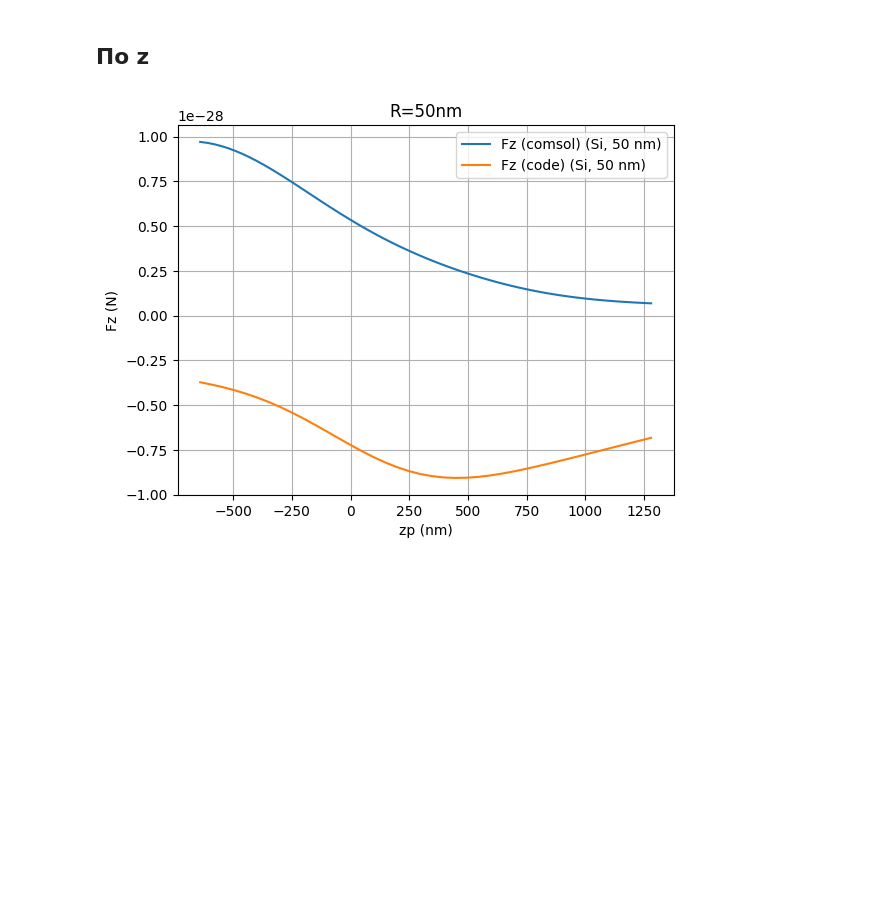
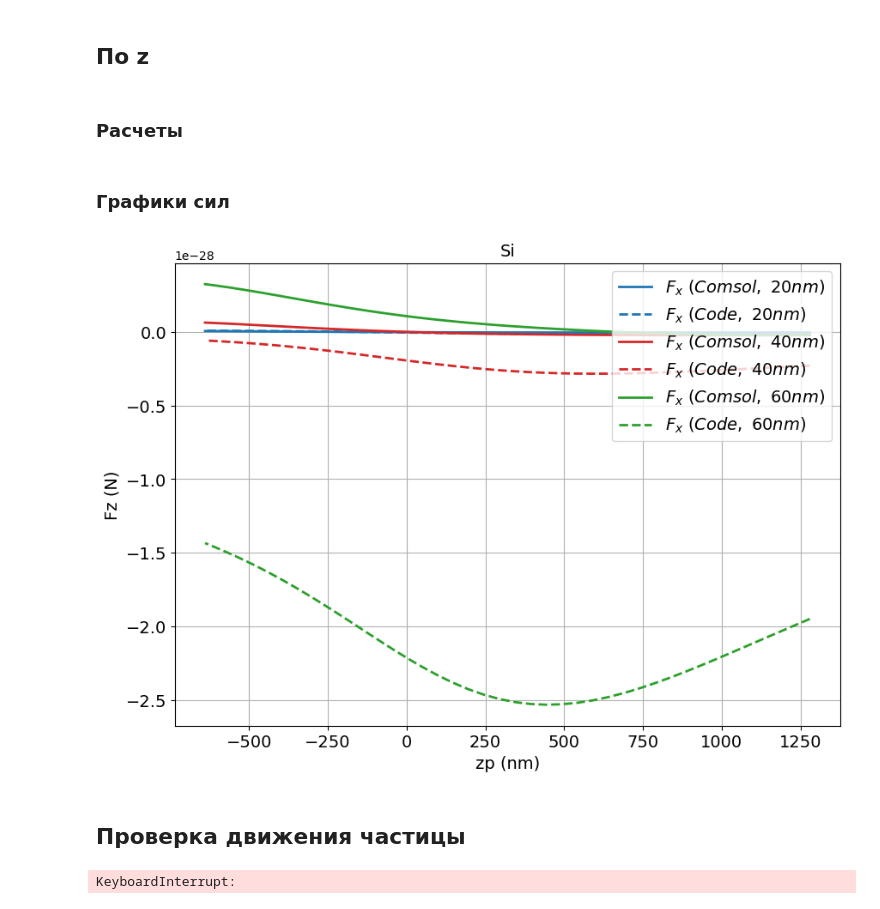
Before and after one commit to SurvivorFish/Mie_SPP_Force-CRACKED, a Jupyter notebook: compare.ipynb, the cells around one changed output. Cells and saved outputs as stored; diff of their text form; code cells hidden in the pictures; blank space fills up the shorter version.

```diff
--- a/compare.ipynb
+++ b/compare.ipynb
@@ -70,14 +96,18 @@ plt.grid()
 # %% [markdown]
 ## По z
+# %% [markdown]
+### Расчеты
 # %%
-output_filename = "force_computation_results/" + pmaterial + "_Fz_"+str(rad)+"nm.csv"
-if os.path.exists(output_filename):
+force_filename =  pmaterial + "_Fz_" + str(rad)+"nm.csv"
+scat_filename = pmaterial +"_sigma_z_" + str(rad) + "nm.csv"
+
+if os.path.exists(forcedir+force_filename):
     pass
 else:
     fmesh = np.linspace(-2*wavelen, wavelen, 40) * ureg.nanometer
     data_code, _, _ = SweepRunner(baseConfig, 'z_beam', fmesh, compute_force=True, compute_dipoles=False, compute_diagram=False).run()
 
-    with open(output_filename, 'w') as file:
+    with open(forcedir+force_filename, 'w') as file:
         file.write('f (m),Fz (N)\n')
         for j in range(len(fmesh)):
             file.write(str(fmesh[j].magnitude))
@@ -85,18 +115,49 @@ else:
             file.write(str(data_code.Fz[j].magnitude))
             file.write('\n')
 
-data_code_z = pd.read_csv(output_filename)
-data_comsol_z = parse_file("/home/uspensky/ComsolData/wl640nm_z_Si_r10-90nm_nosubs.csv")
-i = rad // 10 - 1
-
-plt.plot(-1E9*data_comsol_z[i]["f (m)"], data_comsol_z[i]["Fz (N)"], label=f"Fz (comsol) (Si, {round(data_comsol_z[i]["% r (m)"].iloc[0]*1E9)} nm)")
-plt.plot(-data_code_z['f (m)'], data_code_z['Fz (N)'], label=f'Fz (code) (Si, {rad} nm)')
-
-plt.xlabel("zp (nm)")
-plt.ylabel("Fz (N)")
-
-plt.legend()
-plt.title(f'R={rad}nm')
-plt.grid()
+    with open(scatdir+scat_filename, 'w') as file:
+        file.write('f (m),sigma (m^2)\n')
+        for j in range(len(fmesh)):
+            file.write(str(fmesh[j].magnitude))
+            file.write(',')
+            file.write(str(data_code.sigma_tot[j]))
+            file.write('\n')
-# %% [output]
-[figure, removed]
+# %% [markdown]
+### Графики сил
+# %%
+all_rads = [20, 40, 60]
+colors = ['tab:blue', 'tab:red', 'tab:green']
+
+f_comsol_z = parse_file("/home/uspensky/ComsolData/wl640nm_z_SiO2_r10-60nm_nosubs.csv")
+
+plt.figure(figsize=(10, 7))
+
+for a in all_rads:
+    f_code_z = pd.read_csv(forcedir+pmaterial+"_Fz_" + str(a) + "nm.csv")
+    i = a // 10 - 1
+    j = all_rads.index(a)
+    plt.plot(-1E9*f_comsol_z[i]["f (m)"], f_comsol_z[i]["Fz (N)"], label=f"$F_x\\ (Comsol,\\ {round(f_comsol_z[i]["% r (m)"].iloc[0]*1E9)} nm)$", c=colors[j], lw=2)
+    plt.plot(-f_code_z["f (m)"], f_code_z["Fz (N)"], label=f'$F_x\\ (Code,\\ {a} nm)$', c=colors[j], linestyle='--', lw=2)
+
+
+plt.xlabel("zp (nm)", fontsize=14)
+plt.ylabel("Fz (N)", fontsize=14)
+
+plt.xticks(fontsize=14)
+plt.yticks(fontsize=14)
+
+plt.legend(fontsize=14, loc='upper right')
+plt.grid()
+plt.title(pmaterial, fontsize=14)
+plt.savefig('/home/uspensky/Изображения/forces_plots/Si_fz_r20_40_60nm.png', dpi=200)
+# %% [output]
+[figure, added]
+# %% [markdown]
+## Проверка движения частицы
+# %%
+zmesh = np.linspace(-wavelen, wavelen, 40) * ureg.nanometer
+data_code, _, _ = SweepRunner(baseConfig, 'dist', zmesh, compute_force=True, compute_dipoles=False, compute_diagram=False).run()
+
+plt.plot(zmesh, data_code.Fz)
+# %% [output]
+KeyboardInterrupt:
```
Also changed, not shown: parts of 9 cells of this notebook, 5 other files.
